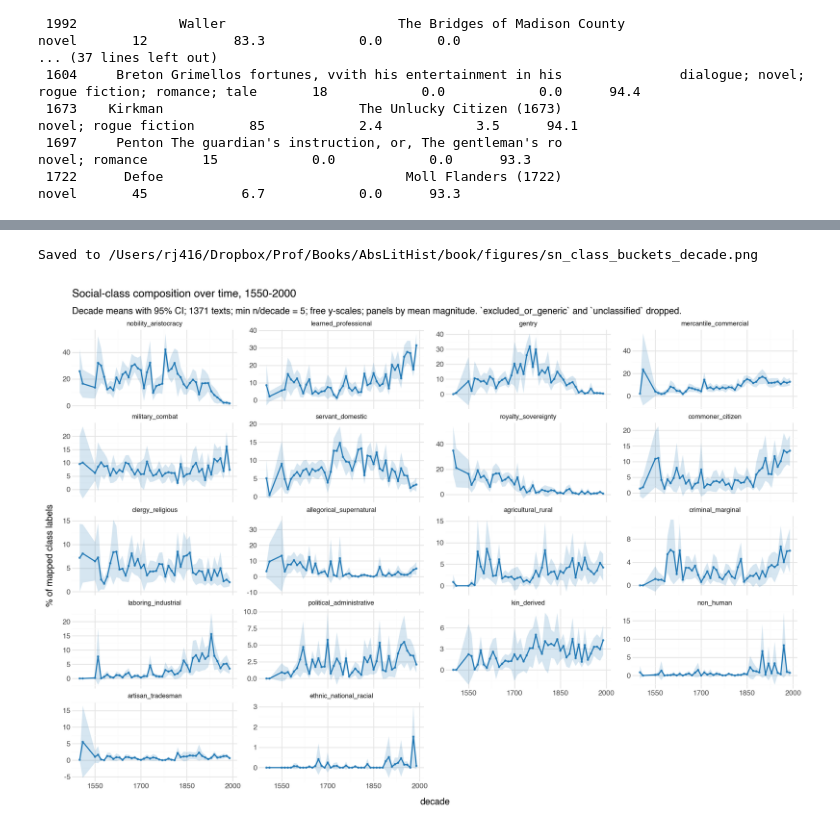
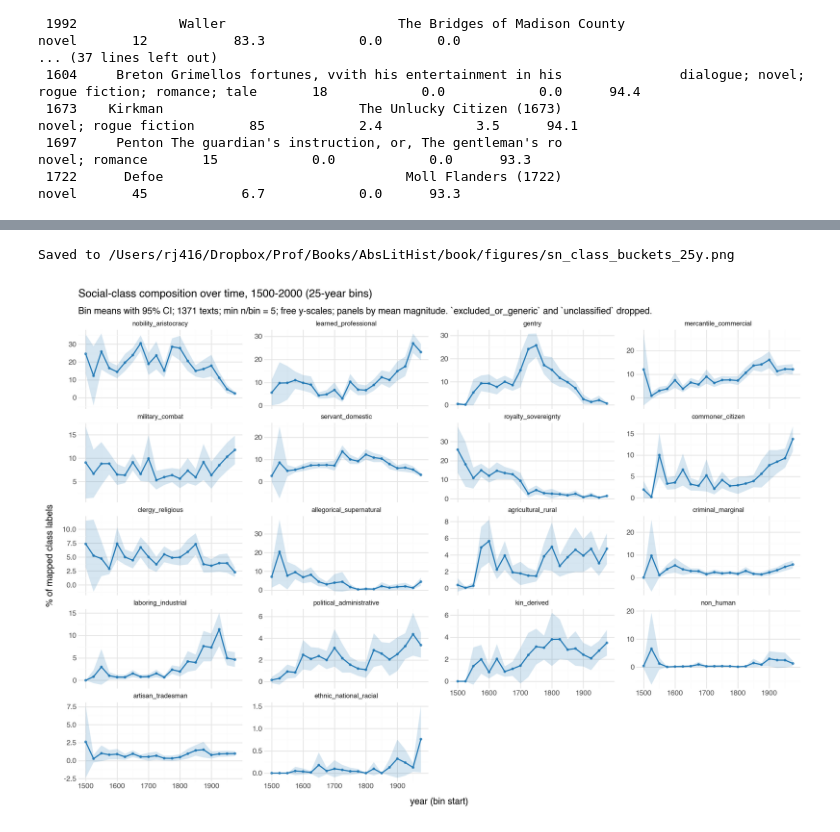
Before and after one commit to quadrismegistus/abstraction, a Jupyter notebook: notebooks/15-character-naming.ipynb, the cells around one changed output, grey strips where cells are left out. Saved outputs shown, nothing was run; the diff lists cells and outputs as text; code cells hidden in the pictures.

```diff
--- a/notebooks/15-character-naming.ipynb
+++ b/notebooks/15-character-naming.ipynb
@@ -655,59 +654,59 @@ Saved to /Users/rj416/Dropbox/Prof/Books/AbsLitHist/book/figures/sn_relation_buc
 
 Using the hand-curated taxonomy in `data/social_networks/sn_class_metacategories.yml` (18 buckets, 3,141 mapped class strings; `excluded_or_generic` and `unclassified` dropped). Faceted with free y-scales so each bucket's trajectory is visible at its native magnitude.
 # %%
-DECADE_CLASS = 10
+BIN_CLASS = 25
 MIN_N_CLASS = 5
 
 class_cols = sorted(c for c in df.columns if c.startswith('class_') and c.endswith('_pct'))
-class_buckets = [c.replace('class_', '').replace('_pct', '') for c in class_cols]
+class_bucket_names = [c.replace('class_', '').replace('_pct', '') for c in class_cols]
 
 class_in = df[(df['year'] >= 1500) & (df['year'] < 2000)].copy()
-class_in['decade'] = (class_in['year'] // DECADE_CLASS * DECADE_CLASS).astype(int)
+class_in['bin'] = (class_in['year'] // BIN_CLASS * BIN_CLASS).astype(int)
 
 long = []
-for b, col in zip(class_buckets, class_cols):
-    g = (class_in[['decade', col]].dropna()
-         .groupby('decade')
+for b, col in zip(class_bucket_names, class_cols):
+    g = (class_in[['bin', col]].dropna()
+         .groupby('bin')
          .agg(n=(col, 'count'),
               val=(col, 'mean'),
               se=(col, lambda s: s.std(ddof=1) / np.sqrt(len(s))))
          .query(f'n >= {MIN_N_CLASS}')
          .reset_index())
     g['lo'] = g['val'] - 1.96 * g['se']
     g['hi'] = g['val'] + 1.96 * g['se']
     g['bucket'] = b
     long.append(g)
 long = pd.concat(long, ignore_index=True)
 
 # Order panels by overall mean magnitude (largest first)
 order = (df[class_cols].mean().sort_values(ascending=False).index.tolist())
 order = [c.replace('class_', '').replace('_pct', '') for c in order]
 long['bucket'] = pd.Categorical(long['bucket'], categories=order, ordered=True)
 
-p_class = (p9.ggplot(long, p9.aes(x='decade', y='val'))
+p_class = (p9.ggplot(long, p9.aes(x='bin', y='val'))
            + p9.geom_ribbon(p9.aes(ymin='lo', ymax='hi'), alpha=0.18, fill='#1f77b4')
            + p9.geom_line(color='#1f77b4', size=0.8)
-           + p9.geom_point(color='#1f77b4', size=0.6, alpha=0.7)
+           + p9.geom_point(color='#1f77b4', size=0.9, alpha=0.7)
            + p9.facet_wrap('~ bucket', ncol=4, scales='free_y')
-           + p9.scale_x_continuous(breaks=range(1550, 2001, 150))
+           + p9.scale_x_continuous(breaks=range(1500, 2001, 100))
            + p9.labs(
-               title='Social-class composition over time, 1550-2000',
-               subtitle=(f'Decade means with 95% CI; {len(class_in)} texts; min n/decade = {MIN_N_CLASS}; '
+               title=f'Social-class composition over time, 1500-2000 ({BIN_CLASS}-year bins)',
+               subtitle=(f'Bin means with 95% CI; {len(class_in)} texts; min n/bin = {MIN_N_CLASS}; '
                          f'free y-scales; panels by mean magnitude. '
                          f'`excluded_or_generic` and `unclassified` dropped.'),
-               x='decade',
+               x='year (bin start)',
                y='% of mapped class labels',
            )
            + p9.theme_minimal()
            + p9.theme(figure_size=(13, 9),
                       strip_text=p9.element_text(size=8)))
 
-out_class = os.path.join(DROPBOX_FIGS, 'sn_class_buckets_decade.png')
+out_class = os.path.join(DROPBOX_FIGS, 'sn_class_buckets_25y.png')
 p_class.save(out_class, dpi=300, verbose=False)
 print(f'Saved to {out_class}')
 p_class
 # %% [output]
-Saved to /Users/rj416/Dropbox/Prof/Books/AbsLitHist/book/figures/sn_class_buckets_decade.png
+Saved to /Users/rj416/Dropbox/Prof/Books/AbsLitHist/book/figures/sn_class_buckets_25y.png
-[figure, old version]
+[figure, new version]
 # %%
 c.close()
```
Also changed, not shown: parts of 3 cells of this notebook.
